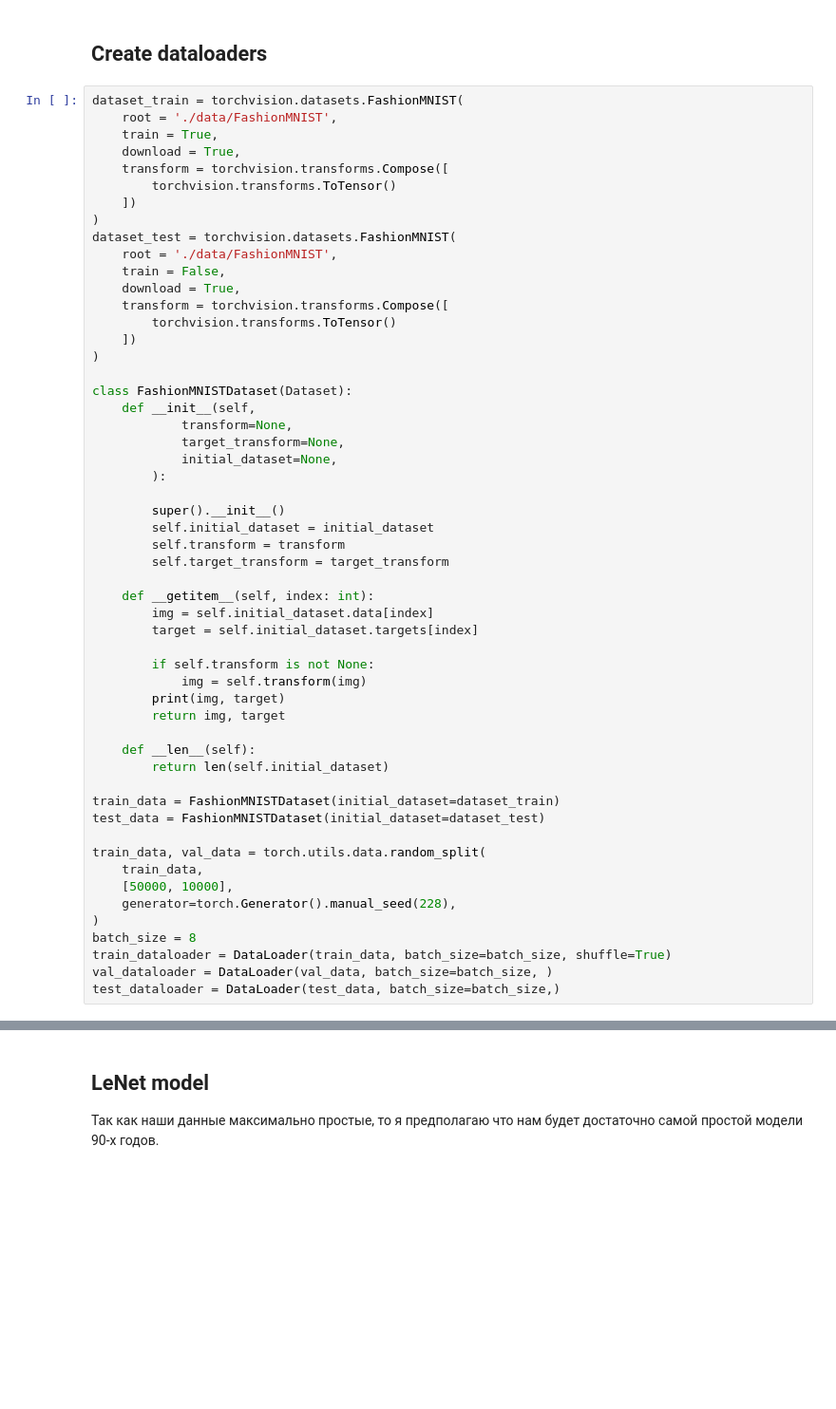
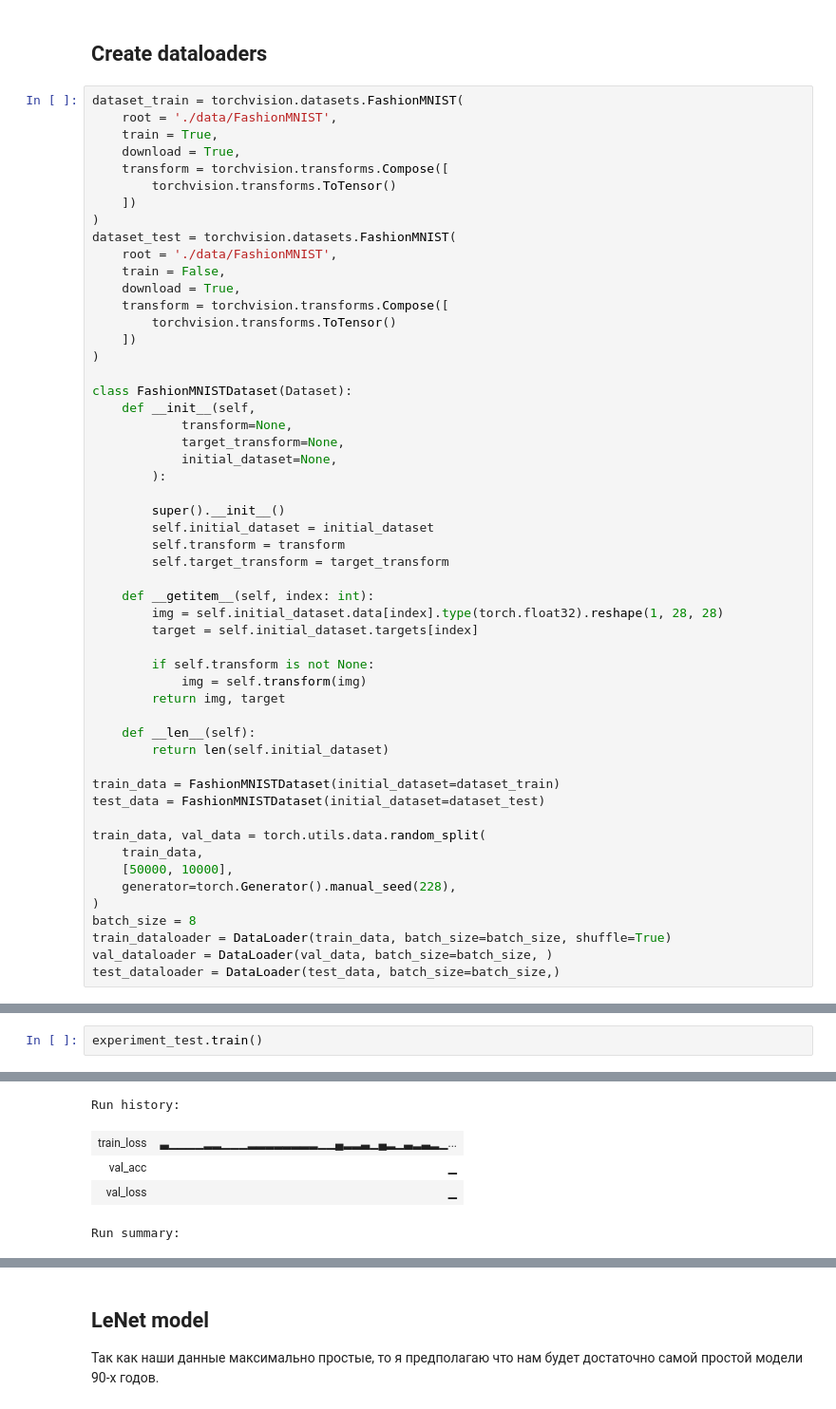
Before and after one commit to dmitrymailk/volsu_ai, a Jupyter notebook: labs/lab_2/lab_2.ipynb, the cells around one changed output, grey strips where cells are left out. Shown at 95% size. Drawn from its saved outputs; the diff is of its cells as text; blank space fills up the shorter version.

```diff
--- a/labs/lab_2/lab_2.ipynb
+++ b/labs/lab_2/lab_2.ipynb
@@ -201,12 +201,11 @@ class FashionMNISTDataset(Dataset):
         self.target_transform = target_transform
 
     def __getitem__(self, index: int):
-        img = self.initial_dataset.data[index]
+        img = self.initial_dataset.data[index].type(torch.float32).reshape(1, 28, 28)
         target = self.initial_dataset.targets[index]
 
         if self.transform is not None:
             img = self.transform(img)
-        print(img, target)
         return img, target
 
     def __len__(self):
@@ -226,0 +603,3 @@ test_dataloader = DataLoader(test_data, batch_size=batch_size,)
+# %%
+experiment_test.train()
+# %% [output]
@@ -226,0 +615,5 @@ test_dataloader = DataLoader(test_data, batch_size=batch_size,)
+Run history:
+| train_loss | ▃▁▁▁▁▂▂▁▁▁▂▂▂▂▂▂▂▂▁▁▄▂▂▃▁▄▂▁▃▂▃▂▁... |
+| val_acc | ▁ |
+| val_loss | ▁ |
+Run summary:
```
Also changed, not shown: parts of 11 cells of this notebook, 3 other files.
